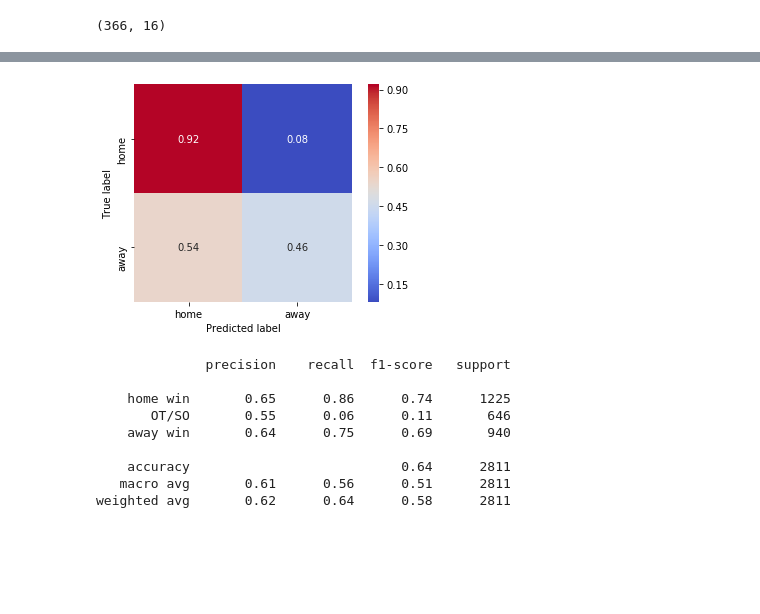
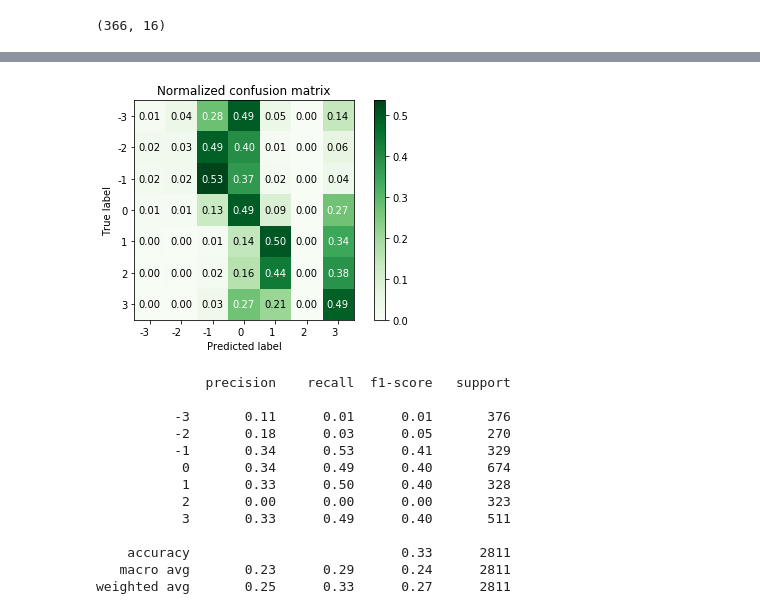
Before and after one commit to danielkari95/nhl-game-prediction, a Jupyter notebook: Model.ipynb, the cells around one changed output, grey strips where cells are left out. Cells and saved outputs as stored; diff of their text form; code cells hidden in the pictures; blank space fills up the shorter version.

```diff
--- a/Model.ipynb
+++ b/Model.ipynb
@@ -38,5 +33,5 @@ print(y_binary.shape)
 # %%
-X_train, X_test, y_train, y_test, y_true_train, y_true_test = train_test_split(X, y_binary, y_true, test_size=0.25)
+X_train, X_test, y_train, y_test = train_test_split(X[:,:,1:], y, test_size=0.25)
 # %%
 # data = {'Goals': tuple(X[:,:,-1]), 'Result': y[:,0]}
 # df = pd.DataFrame(data, columns=['Goals', 'Result'])
@@ -46,7 +41,7 @@ print(np.isnan(X).any())
 # %% [output]
 False
 # %%
-data_shape = tuple(X.shape[1:])
+data_shape = tuple(X_train.shape[1:])
 print(data_shape)
 # %% [output]
 (366, 16)
@@ -71,6 +54,6 @@ print(np.sum(y_test, axis=0))
 # %%
 model_mlp = tf.keras.models.Sequential([
-    tf.keras.layers.TimeDistributed(tf.keras.layers.Dense(128, activation='relu', input_shape=data_shape)),
+    tf.keras.layers.TimeDistributed(tf.keras.layers.Dense(64, activation='relu', input_shape=data_shape)),
     tf.keras.layers.TimeDistributed(tf.keras.layers.Dense(64, activation='relu')),
     tf.keras.layers.TimeDistributed(tf.keras.layers.Dense(32, activation='relu')),
     # tf.keras.layers.Dense(16, activation='relu'),
@@ -160,7 +113,7 @@ weighted avg       0.55      0.59      0.56      2811
 model_conv1d = tf.keras.models.Sequential([
     tf.keras.layers.Conv1D(64, 12, activation='relu', input_shape=data_shape),
     tf.keras.layers.Conv1D(64, 8, activation='relu'),
-    tf.keras.layers.AveragePooling1D(4),
+    tf.keras.layers.AveragePooling1D(3),
     tf.keras.layers.Conv1D(32, 6, activation='relu'),
     tf.keras.layers.Conv1D(32, 6, activation='relu'),
     tf.keras.layers.GlobalAveragePooling1D(),
@@ -213,18 +161,22 @@ IndexError: index 2 is out of bounds for axis 1 with size 2
 # %%
-confusion_matrix(y_test, y_pred_conv1d, classes=['home', 'away'])
+cmat.plot(y_test, y_pred_conv1d, classes=list(y_columns.keys()), normalize=True)
 
 plt.show()
 # %% [output]
-[figure, old version]
+[figure, new version]
 # %%
-print(classification_report(y_test.argmax(axis=1), y_pred_conv1d.argmax(axis=1), target_names=['home win', 'OT/SO', 'away win']))
+print(classification_report(y_test.argmax(axis=1), y_pred_conv1d.argmax(axis=1), target_names=classes))
 # %% [output]
               precision    recall  f1-score   support
 
-    home win       0.65      0.86      0.74      1225
-       OT/SO       0.55      0.06      0.11       646
-    away win       0.64      0.75      0.69       940
+          -3       0.11      0.01      0.01       376
+          -2       0.18      0.03      0.05       270
+          -1       0.34      0.53      0.41       329
+           0       0.34      0.49      0.40       674
+           1       0.33      0.50      0.40       328
+           2       0.00      0.00      0.00       323
+           3       0.33      0.49      0.40       511
 
-    accuracy                           0.64      2811
-   macro avg       0.61      0.56      0.51      2811
-weighted avg       0.62      0.64      0.58      2811
+    accuracy                           0.33      2811
+   macro avg       0.23      0.29      0.24      2811
+weighted avg       0.25      0.33      0.27      2811
```
Also changed, not shown: parts of 38 cells of this notebook, 25 other files.
